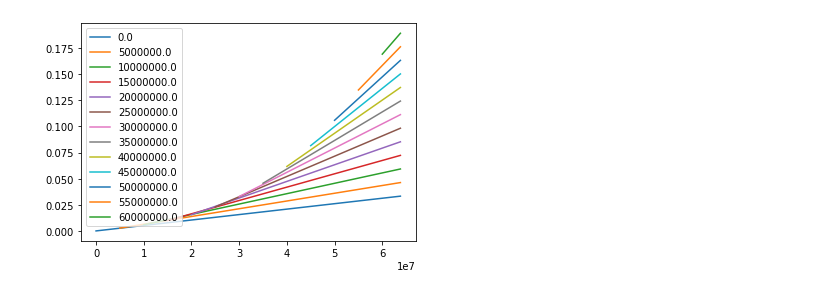
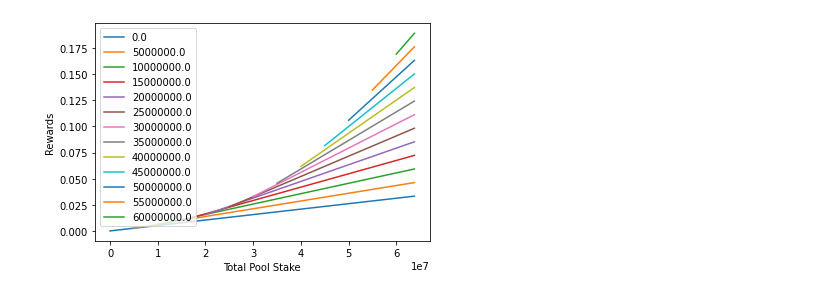
Before and after one commit to ejane24/LVMNT, a Jupyter notebook: Cardano_Rewards.ipynb, the cells around one changed output. Saved outputs shown, nothing was run; the diff lists cells and outputs as text; code cells hidden in the pictures.

```diff
--- a/Cardano_Rewards.ipynb
+++ b/Cardano_Rewards.ipynb
@@ -19,15 +19,17 @@ def rewards(a0,sigmaprime,sprime):
 # %%
 
 
 for s in np.arange(0,saturation, 5000000):
     sprime=s/T
     rewardsList=[]
     for sigma in np.arange(s,saturation,100000):
         sigmaprime=sigma/T
         rewardsList.append(rewards(5,sigmaprime,sprime))
     plt.plot(np.arange(s,saturation,100000),rewardsList,label=s)
 
+plt.xlabel('Total Pool Stake')
+plt.ylabel('Rewards')
 plt.legend()
 plt.show()
 # %% [output]
-[figure, old version]
+[figure, new version]
```
